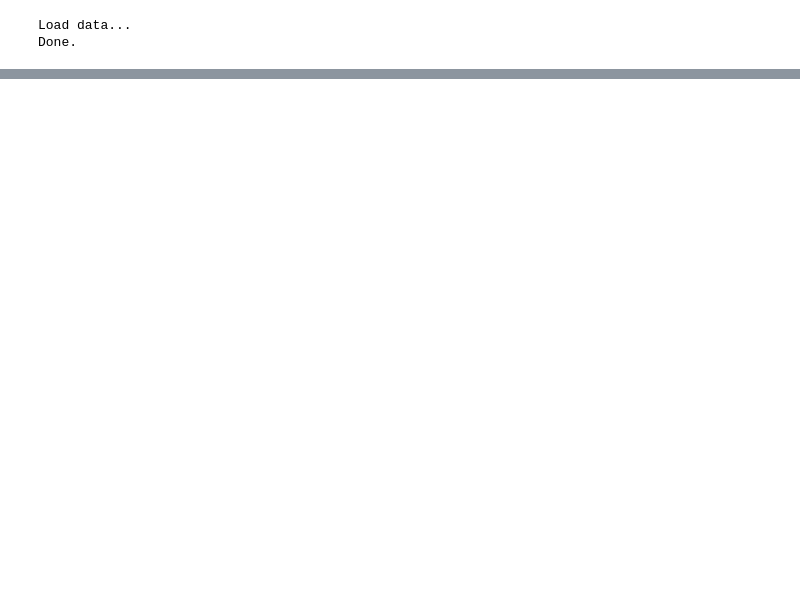
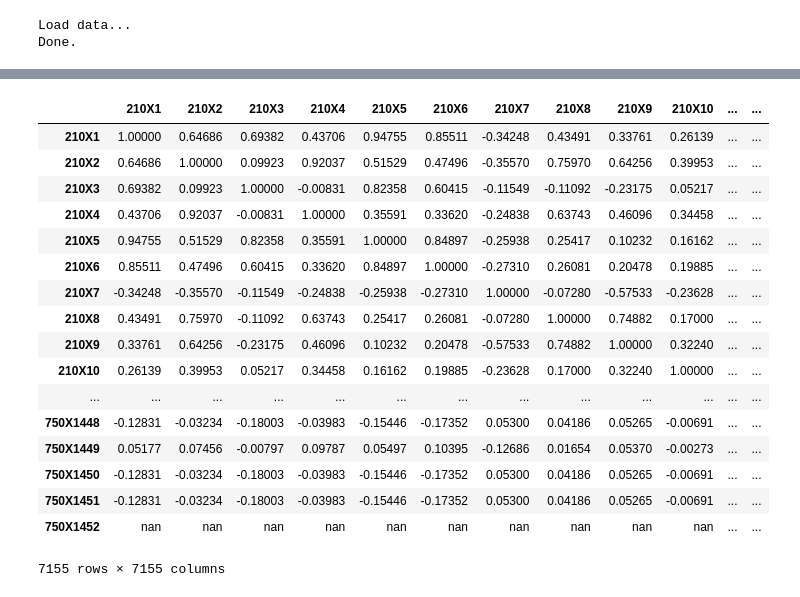
Before and after one commit to moneyml/Production, a Jupyter notebook: Code/Experiment/feat_gen.ipynb, the cells around one changed output, grey strips where cells are left out. Cells and saved outputs as stored; diff of their text form; code cells hidden in the pictures; blank space fills up the shorter version.

```diff
--- a/Code/Experiment/feat_gen.ipynb
+++ b/Code/Experiment/feat_gen.ipynb
@@ -48,0 +78,23 @@ Done.
+# %%
+tmp = dfTrain[var_list].corr()
+for i in range(len(tmp)-1):
+    for j
+# %% [output]
+|  | 210X1 | 210X2 | 210X3 | 210X4 | 210X5 | 210X6 | 210X7 | 210X8 | 210X9 | 210X10 | ... | ... |
+| 210X1 | 1.00000 | 0.64686 | 0.69382 | 0.43706 | 0.94755 | 0.85511 | -0.34248 | 0.43491 | 0.33761 | 0.26139 | ... | ... |
+| 210X2 | 0.64686 | 1.00000 | 0.09923 | 0.92037 | 0.51529 | 0.47496 | -0.35570 | 0.75970 | 0.64256 | 0.39953 | ... | ... |
+| 210X3 | 0.69382 | 0.09923 | 1.00000 | -0.00831 | 0.82358 | 0.60415 | -0.11549 | -0.11092 | -0.23175 | 0.05217 | ... | ... |
+| 210X4 | 0.43706 | 0.92037 | -0.00831 | 1.00000 | 0.35591 | 0.33620 | -0.24838 | 0.63743 | 0.46096 | 0.34458 | ... | ... |
+| 210X5 | 0.94755 | 0.51529 | 0.82358 | 0.35591 | 1.00000 | 0.84897 | -0.25938 | 0.25417 | 0.10232 | 0.16162 | ... | ... |
+| 210X6 | 0.85511 | 0.47496 | 0.60415 | 0.33620 | 0.84897 | 1.00000 | -0.27310 | 0.26081 | 0.20478 | 0.19885 | ... | ... |
+| 210X7 | -0.34248 | -0.35570 | -0.11549 | -0.24838 | -0.25938 | -0.27310 | 1.00000 | -0.07280 | -0.57533 | -0.23628 | ... | ... |
+| 210X8 | 0.43491 | 0.75970 | -0.11092 | 0.63743 | 0.25417 | 0.26081 | -0.07280 | 1.00000 | 0.74882 | 0.17000 | ... | ... |
+| 210X9 | 0.33761 | 0.64256 | -0.23175 | 0.46096 | 0.10232 | 0.20478 | -0.57533 | 0.74882 | 1.00000 | 0.32240 | ... | ... |
+| 210X10 | 0.26139 | 0.39953 | 0.05217 | 0.34458 | 0.16162 | 0.19885 | -0.23628 | 0.17000 | 0.32240 | 1.00000 | ... | ... |
+| ... | ... | ... | ... | ... | ... | ... | ... | ... | ... | ... | ... | ... |
+| 750X1448 | -0.12831 | -0.03234 | -0.18003 | -0.03983 | -0.15446 | -0.17352 | 0.05300 | 0.04186 | 0.05265 | -0.00691 | ... | ... |
+| 750X1449 | 0.05177 | 0.07456 | -0.00797 | 0.09787 | 0.05497 | 0.10395 | -0.12686 | 0.01654 | 0.05370 | -0.00273 | ... | ... |
+| 750X1450 | -0.12831 | -0.03234 | -0.18003 | -0.03983 | -0.15446 | -0.17352 | 0.05300 | 0.04186 | 0.05265 | -0.00691 | ... | ... |
+| 750X1451 | -0.12831 | -0.03234 | -0.18003 | -0.03983 | -0.15446 | -0.17352 | 0.05300 | 0.04186 | 0.05265 | -0.00691 | ... | ... |
+| 750X1452 | nan | nan | nan | nan | nan | nan | nan | nan | nan | nan | ... | ... |
+7155 rows × 7155 columns
```
Also changed, not shown: parts of 10 cells of this notebook, 1 other file.
